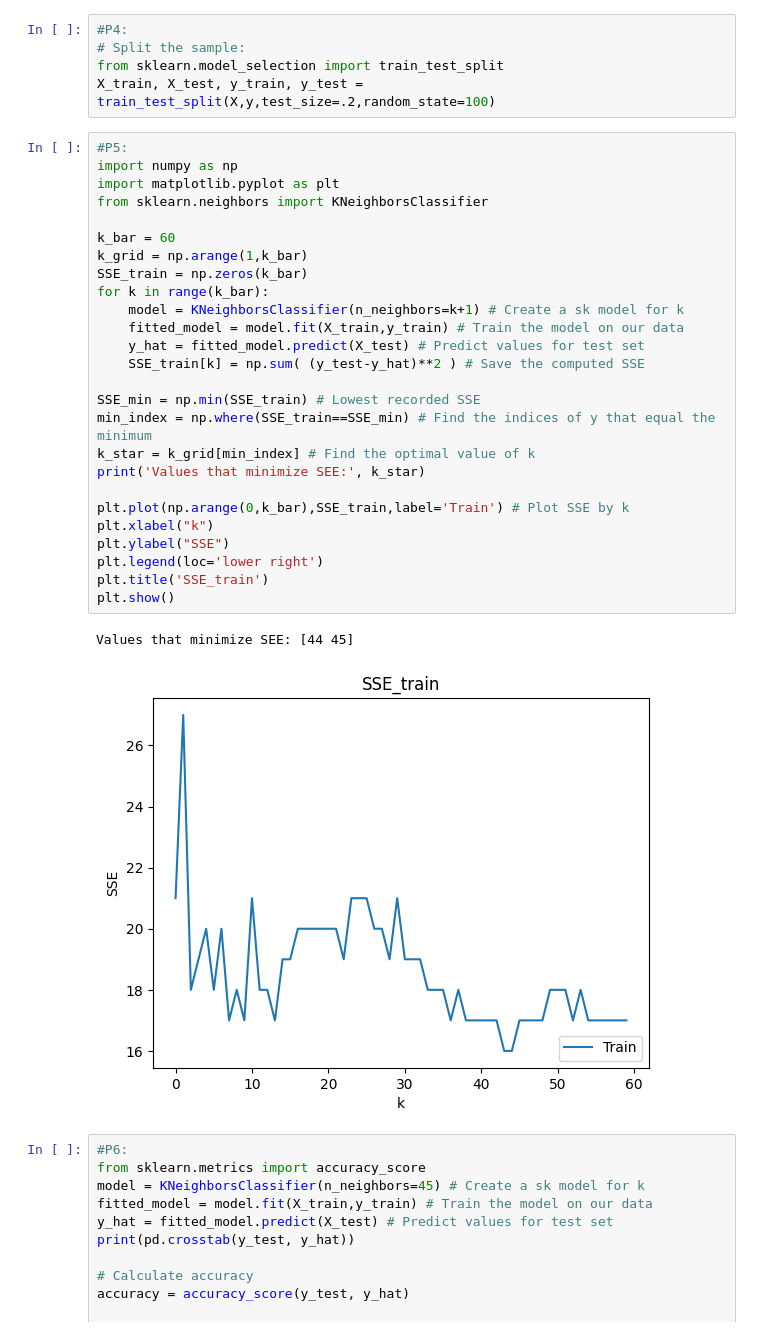
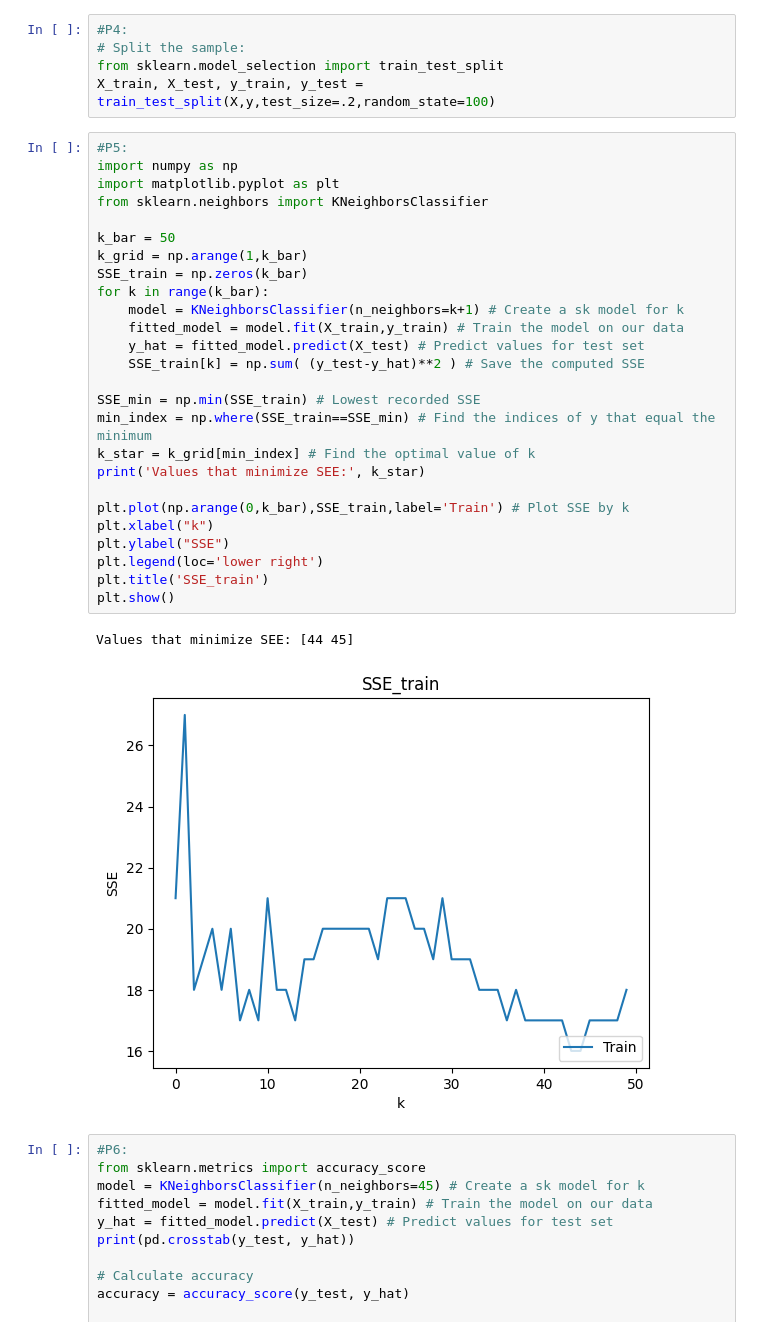
Before and after one commit to aub5uy/assignment3, a Jupyter notebook: assignment_knn_and_kmc.ipynb, the cells around one changed output. Drawn from its saved outputs; the diff is of its cells as text.

```diff
--- a/assignment_knn_and_kmc.ipynb
+++ b/assignment_knn_and_kmc.ipynb
@@ -112,32 +107,32 @@ X_train, X_test, y_train, y_test = train_test_split(X,y,test_size=.2,random_stat
 # %%
 #P5:
 import numpy as np
 import matplotlib.pyplot as plt
 from sklearn.neighbors import KNeighborsClassifier
 
-k_bar = 60
+k_bar = 50
 k_grid = np.arange(1,k_bar)
 SSE_train = np.zeros(k_bar)
 for k in range(k_bar):
     model = KNeighborsClassifier(n_neighbors=k+1) # Create a sk model for k
     fitted_model = model.fit(X_train,y_train) # Train the model on our data
     y_hat = fitted_model.predict(X_test) # Predict values for test set
     SSE_train[k] = np.sum( (y_test-y_hat)**2 ) # Save the computed SSE
 
 SSE_min = np.min(SSE_train) # Lowest recorded SSE
 min_index = np.where(SSE_train==SSE_min) # Find the indices of y that equal the minimum
 k_star = k_grid[min_index] # Find the optimal value of k
 print('Values that minimize SEE:', k_star)
 
 plt.plot(np.arange(0,k_bar),SSE_train,label='Train') # Plot SSE by k
 plt.xlabel("k")
 plt.ylabel("SSE")
 plt.legend(loc='lower right')
 plt.title('SSE_train')
 plt.show()
 # %% [output]
 Values that minimize SEE: [44 45]
-[figure, old version]
+[figure, new version]
 # %%
 #P6:
 from sklearn.metrics import accuracy_score
```
Also changed, not shown: parts of 6 cells of this notebook.
